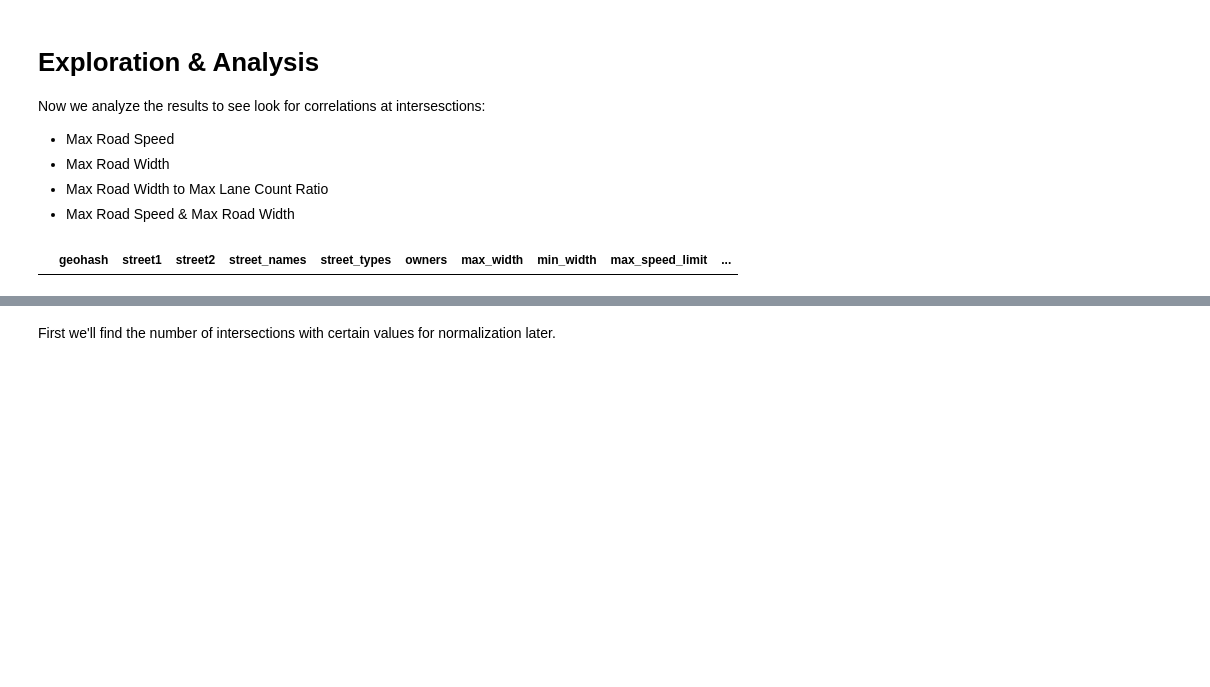
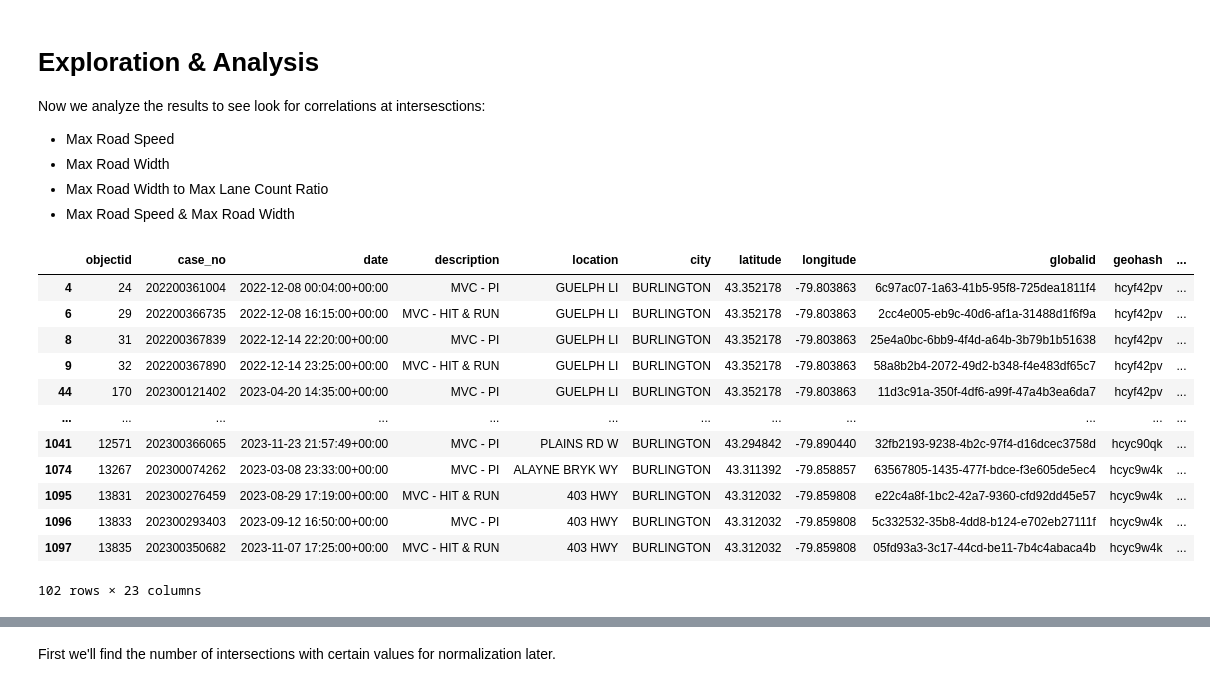
Before and after one commit to FutureProg/Burlington-Crash-Probability-2023, a Jupyter notebook: 2_analysis.ipynb, the cells around one changed output, grey strips where cells are left out. Cells and saved outputs as stored; diff of their text form; code cells hidden in the pictures; blank space fills up the shorter version.

```diff
--- a/2_analysis.ipynb
+++ b/2_analysis.ipynb
@@ -23,6 +23,18 @@ crime_df = pd.read_json('./prepared_data/crash_data.json', orient='records')
 intersection_df = pd.read_json('./prepared_data/intersection_info.json', orient='records')
 data_df = pd.read_json('./prepared_data/prepared_data.json', orient='records')
 # %%
-intersection_df['max_width_per_lane']
+data_df[data_df['max_width_to_lane_ratio'].isna()][['location', 'latitude', 'longitude', 'geohash', '
 # %% [output]
-|  | geohash | street1 | street2 | street_names | street_types | owners | max_width | min_width | max_speed_limit | ... |
+|  | objectid | case_no | date | description | location | city | latitude | longitude | globalid | geohash | ... |
+| 4 | 24 | 202200361004 | 2022-12-08 00:04:00+00:00 | MVC - PI | GUELPH LI | BURLINGTON | 43.352178 | -79.803863 | 6c97ac07-1a63-41b5-95f8-725dea1811f4 | hcyf42pv | ... |
+| 6 | 29 | 202200366735 | 2022-12-08 16:15:00+00:00 | MVC - HIT & RUN | GUELPH LI | BURLINGTON | 43.352178 | -79.803863 | 2cc4e005-eb9c-40d6-af1a-31488d1f6f9a | hcyf42pv | ... |
+| 8 | 31 | 202200367839 | 2022-12-14 22:20:00+00:00 | MVC - PI | GUELPH LI | BURLINGTON | 43.352178 | -79.803863 | 25e4a0bc-6bb9-4f4d-a64b-3b79b1b51638 | hcyf42pv | ... |
+| 9 | 32 | 202200367890 | 2022-12-14 23:25:00+00:00 | MVC - HIT & RUN | GUELPH LI | BURLINGTON | 43.352178 | -79.803863 | 58a8b2b4-2072-49d2-b348-f4e483df65c7 | hcyf42pv | ... |
+| 44 | 170 | 202300121402 | 2023-04-20 14:35:00+00:00 | MVC - PI | GUELPH LI | BURLINGTON | 43.352178 | -79.803863 | 11d3c91a-350f-4df6-a99f-47a4b3ea6da7 | hcyf42pv | ... |
+| ... | ... | ... | ... | ... | ... | ... | ... | ... | ... | ... | ... |
+| 1041 | 12571 | 202300366065 | 2023-11-23 21:57:49+00:00 | MVC - PI | PLAINS RD W | BURLINGTON | 43.294842 | -79.890440 | 32fb2193-9238-4b2c-97f4-d16dcec3758d | hcyc90qk | ... |
+| 1074 | 13267 | 202300074262 | 2023-03-08 23:33:00+00:00 | MVC - PI | ALAYNE BRYK WY | BURLINGTON | 43.311392 | -79.858857 | 63567805-1435-477f-bdce-f3e605de5ec4 | hcyc9w4k | ... |
+| 1095 | 13831 | 202300276459 | 2023-08-29 17:19:00+00:00 | MVC - HIT & RUN | 403 HWY | BURLINGTON | 43.312032 | -79.859808 | e22c4a8f-1bc2-42a7-9360-cfd92dd45e57 | hcyc9w4k | ... |
+| 1096 | 13833 | 202300293403 | 2023-09-12 16:50:00+00:00 | MVC - PI | 403 HWY | BURLINGTON | 43.312032 | -79.859808 | 5c332532-35b8-4dd8-b124-e702eb27111f | hcyc9w4k | ... |
+| 1097 | 13835 | 202300350682 | 2023-11-07 17:25:00+00:00 | MVC - HIT & RUN | 403 HWY | BURLINGTON | 43.312032 | -79.859808 | 05fd93a3-3c17-44cd-be11-7b4c4abaca4b | hcyc9w4k | ... |
+102 rows × 23 columns
```
Also changed, not shown: parts of 4 cells of this notebook, 3 other files.
